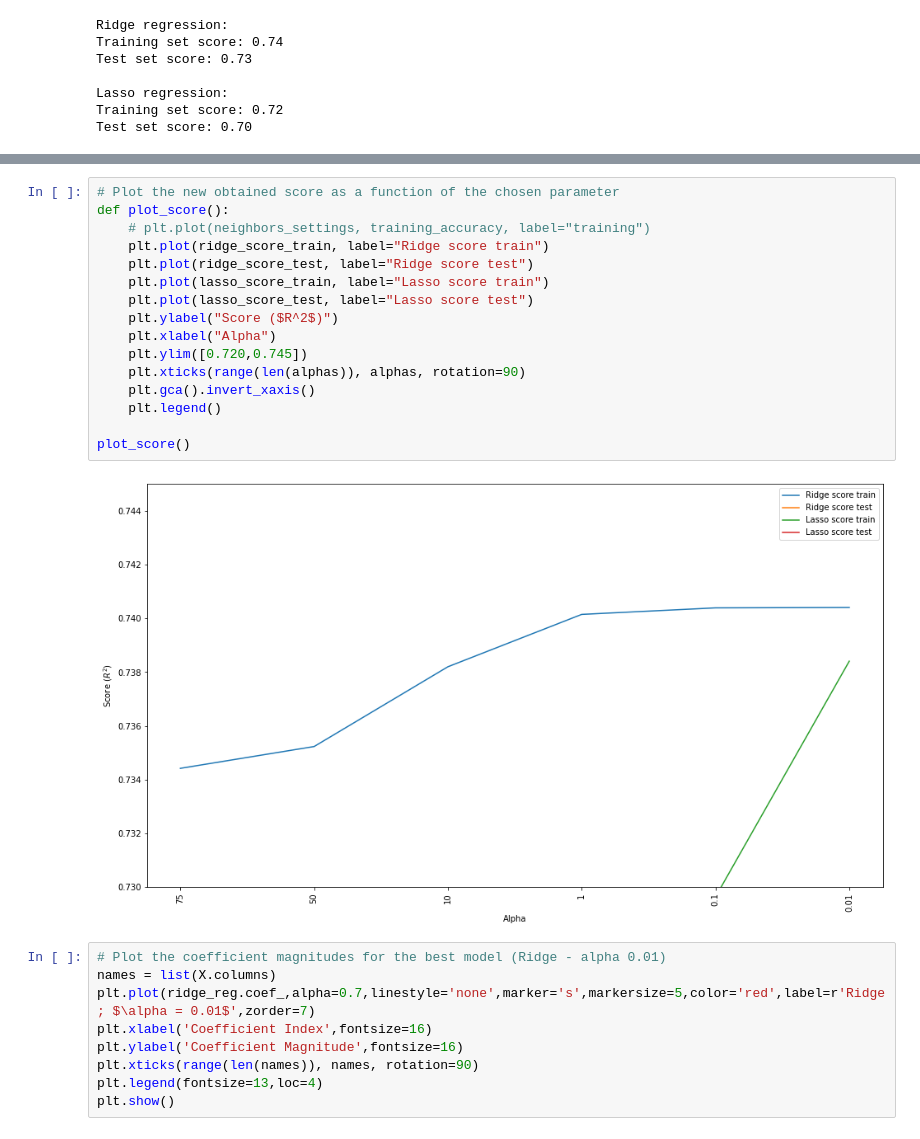
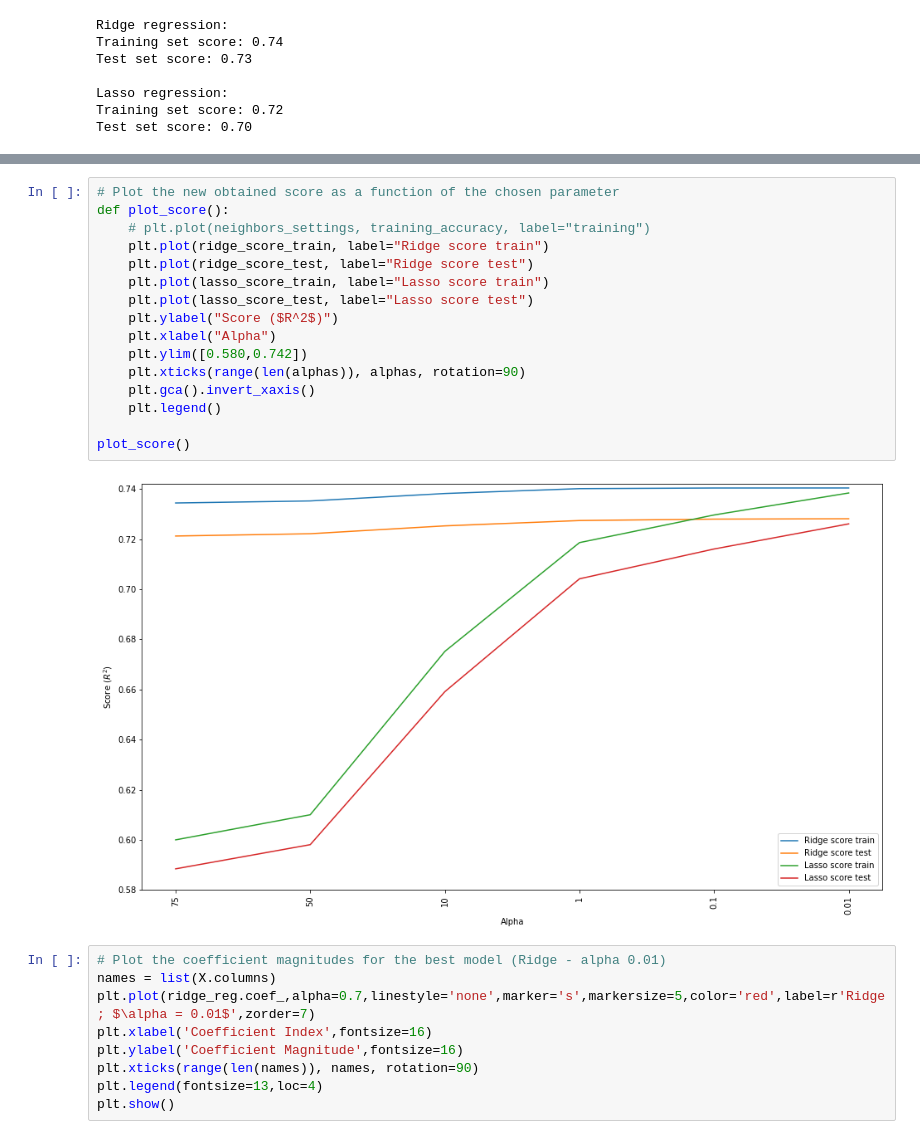
Before and after one commit to martinel-UAS/projects, a Jupyter notebook: Assignment_1/Assignment_1.ipynb, the cells around one changed output, grey strips where cells are left out. Drawn from its saved outputs; the diff is of its cells as text.

```diff
--- a/Assignment_1/Assignment_1.ipynb
+++ b/Assignment_1/Assignment_1.ipynb
@@ -98,21 +113,21 @@ r2_dataset.min()
 # %%
 # Plot the new obtained score as a function of the chosen parameter
 def plot_score():
     # plt.plot(neighbors_settings, training_accuracy, label="training")
     plt.plot(ridge_score_train, label="Ridge score train")
     plt.plot(ridge_score_test, label="Ridge score test")
     plt.plot(lasso_score_train, label="Lasso score train")
     plt.plot(lasso_score_test, label="Lasso score test")
     plt.ylabel("Score ($R^2$)")
     plt.xlabel("Alpha")
-    plt.ylim([0.720,0.745])
+    plt.ylim([0.580,0.742])
     plt.xticks(range(len(alphas)), alphas, rotation=90)
     plt.gca().invert_xaxis()
     plt.legend()
 
 plot_score()
 # %% [output]
-[figure, old version]
+[figure, new version]
 # %%
 # Plot the coefficient magnitudes for the best model (Ridge - alpha 0.01)
 names = list(X.columns)
```
Also changed, not shown: parts of 2 cells of this notebook.
